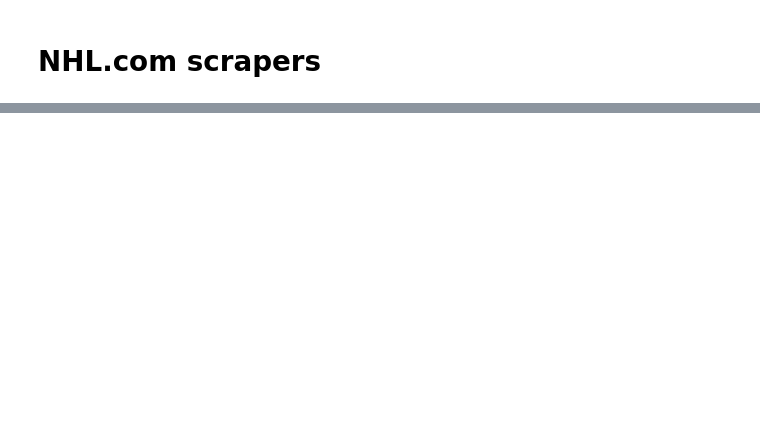
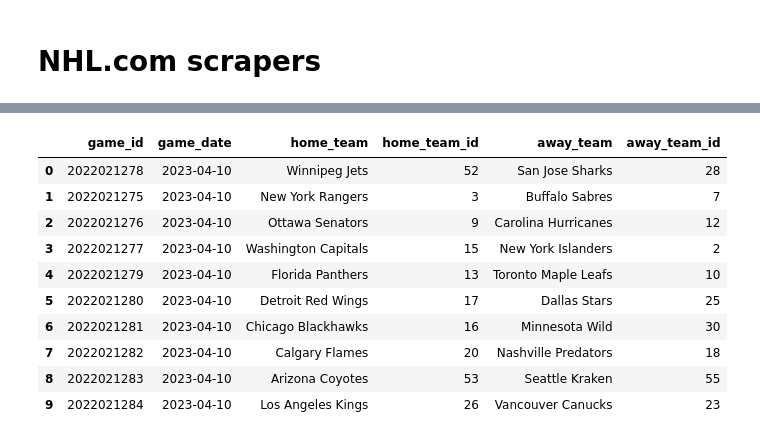
Before and after one commit to jbenasuli/nhl-predictons, a Jupyter notebook: helpers/NHL_site-strapers.ipynb, the cells around one changed output, grey strips where cells are left out. Cells and saved outputs as stored; diff of their text form; code cells hidden in the pictures; blank space fills up the shorter version.

```diff
--- a/helpers/NHL_site-strapers.ipynb
+++ b/helpers/NHL_site-strapers.ipynb
@@ -65,3 +65,9 @@ get_today_sched('2023-04-11')
 | 7 | 2022021292 | 2023-04-11 | Colorado Avalanche | 21 | Edmonton Oilers | 22 |
 | 8 | 2022021293 | 2023-04-11 | Vegas Golden Knights | 54 | Seattle Kraken | 55 |
 | 9 | 2022021294 | 2023-04-11 | Anaheim Ducks | 24 | Vancouver Canucks | 23 |
+# %%
+# Test forward and backward looking capability and variable date passing
+%time
+yesterday = '2023-04-10'
+get_today_sched(yesterday) # works for backwards looking dates
+# %% [output]
@@ -68,2 +76,13 @@ get_today_sched('2023-04-11')
+|  | game_id | game_date | home_team | home_team_id | away_team | away_team_id |
+| 0 | 2022021278 | 2023-04-10 | Winnipeg Jets | 52 | San Jose Sharks | 28 |
+| 1 | 2022021275 | 2023-04-10 | New York Rangers | 3 | Buffalo Sabres | 7 |
+| 2 | 2022021276 | 2023-04-10 | Ottawa Senators | 9 | Carolina Hurricanes | 12 |
+| 3 | 2022021277 | 2023-04-10 | Washington Capitals | 15 | New York Islanders | 2 |
+| 4 | 2022021279 | 2023-04-10 | Florida Panthers | 13 | Toronto Maple Leafs | 10 |
+| 5 | 2022021280 | 2023-04-10 | Detroit Red Wings | 17 | Dallas Stars | 25 |
+| 6 | 2022021281 | 2023-04-10 | Chicago Blackhawks | 16 | Minnesota Wild | 30 |
+| 7 | 2022021282 | 2023-04-10 | Calgary Flames | 20 | Nashville Predators | 18 |
+| 8 | 2022021283 | 2023-04-10 | Arizona Coyotes | 53 | Seattle Kraken | 55 |
+| 9 | 2022021284 | 2023-04-10 | Los Angeles Kings | 26 | Vancouver Canucks | 23 |
 # %%
 # Test forward and backward looking capability
```
Also changed, not shown: parts of 4 cells of this notebook, 1 other file.
